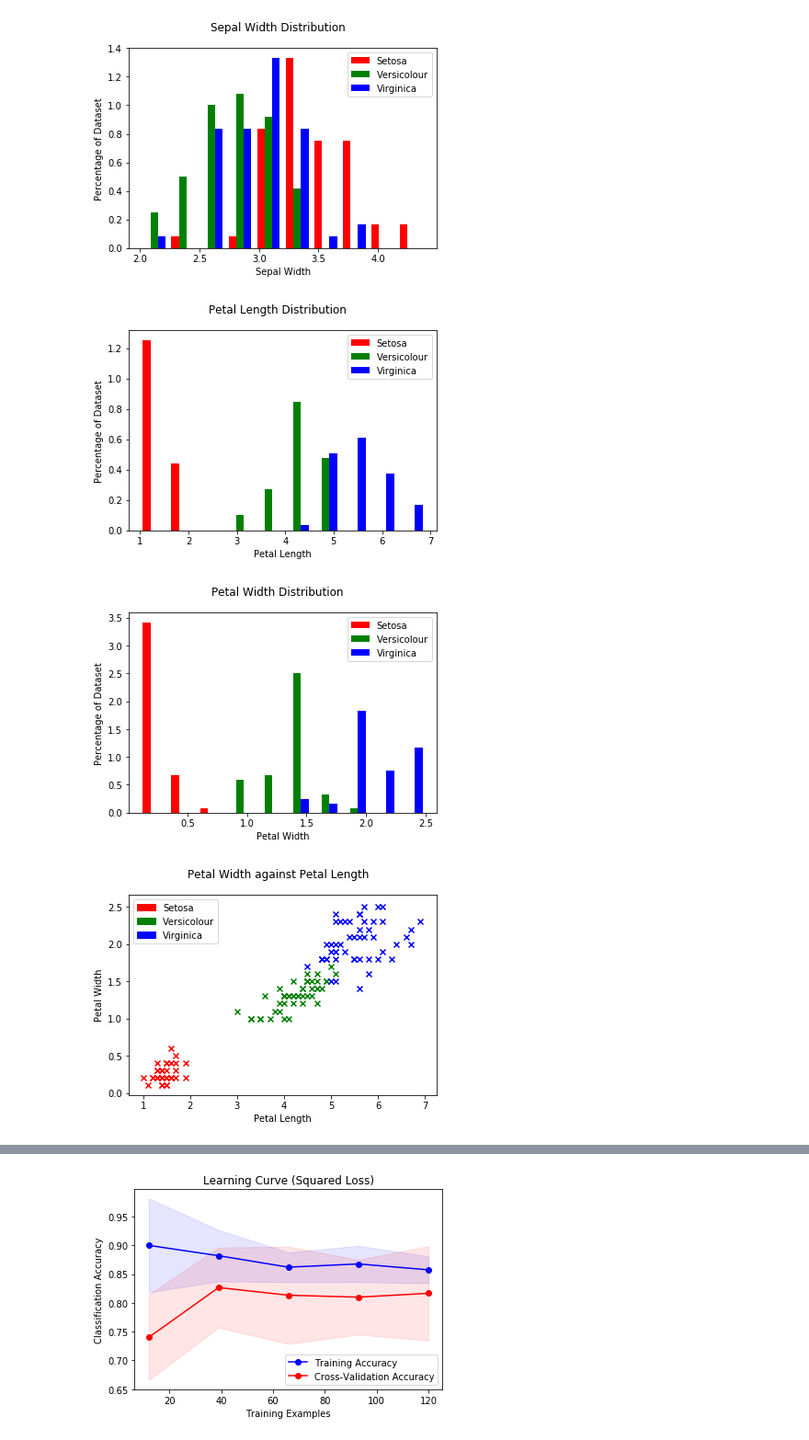
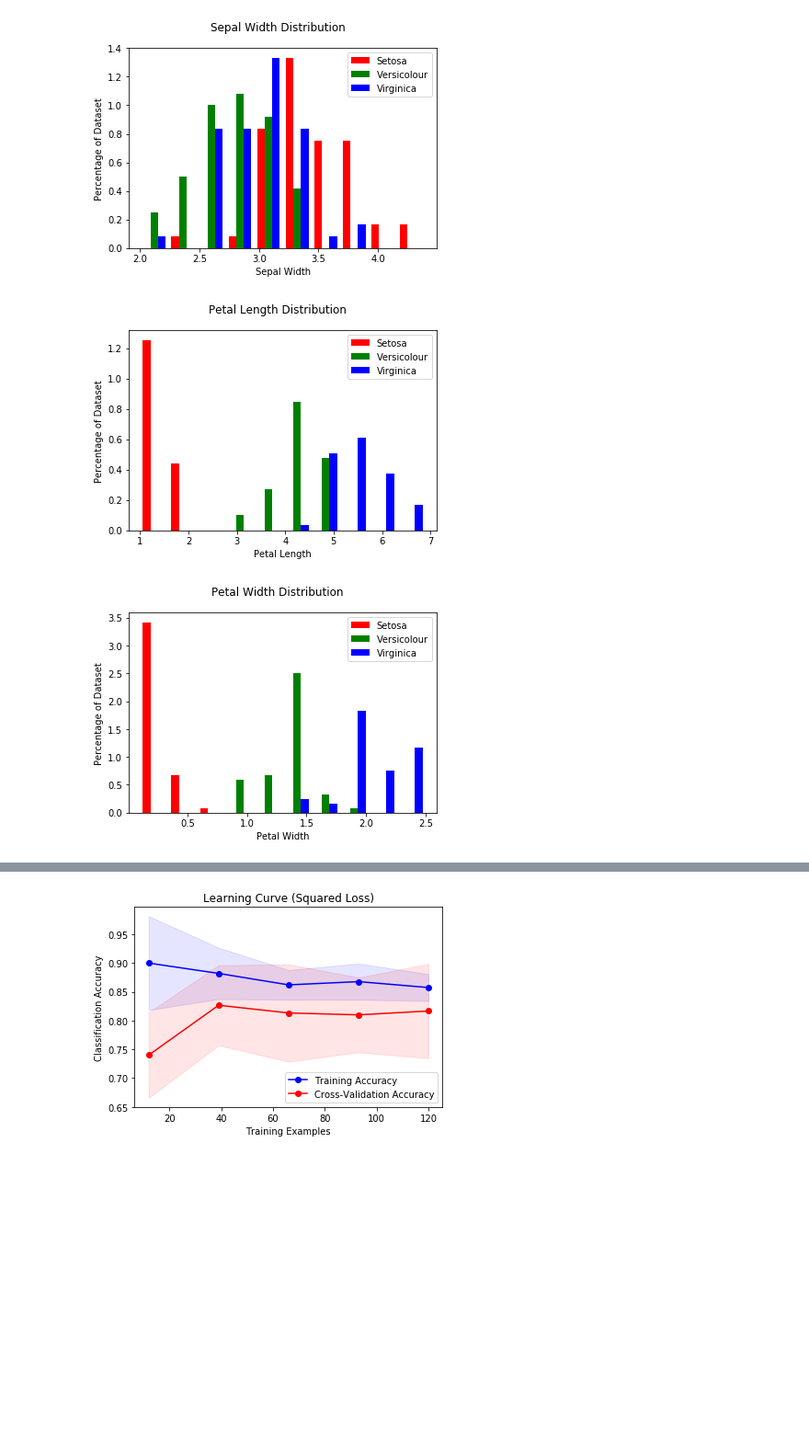
Before and after one commit to ycheng14799/MLProgrammingAssignmentWeek3, a Jupyter notebook: LinearClassifierVersion.ipynb, the cells around one changed output, grey strips where cells are left out. Shown at 92% size. Cells and saved outputs as stored; diff of their text form; code cells hidden in the pictures; blank space fills up the shorter version.

```diff
--- a/LinearClassifierVersion.ipynb
+++ b/LinearClassifierVersion.ipynb
@@ -82,21 +82,4 @@ plt.legend()
 plt.suptitle("Petal Width Distribution")
 plt.xlabel("Petal Width")
 plt.ylabel("Percentage of Dataset")
-
-# Scatter plot petal length and width
-plt.figure()
-for i in range(0,N):
-    plt.scatter(X[i,2], X[i,3], marker='x', color=colors[y[i]])
-plt.suptitle("Petal Width against Petal Length")
-plt.xlabel("Petal Length")
-plt.ylabel("Petal Width")
-legendElements = [\
-    Patch(facecolor=colors[0], edgecolor=colors[0],\
-         label=labels[0]),\
-    Patch(facecolor=colors[1], edgecolor=colors[1],\
-         label=labels[1]),
-    Patch(facecolor=colors[2], edgecolor=colors[2],\
-         label=labels[2]),
-]
-plt.legend(handles=legendElements)
 # %% [output]
@@ -104,5 +87,4 @@ plt.legend(handles=legendElements)
 [figure]
-[figure, old version]
+[figure, new version]
-[figure, old version]
+[figure, new version]
-[figure, old version]
+[figure, new version]
-[figure, removed]
```
Also changed, not shown: parts of 11 cells of this notebook, 4 other files.
